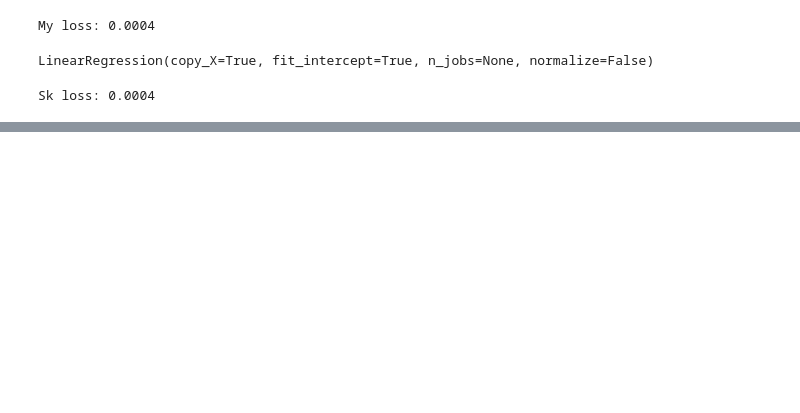
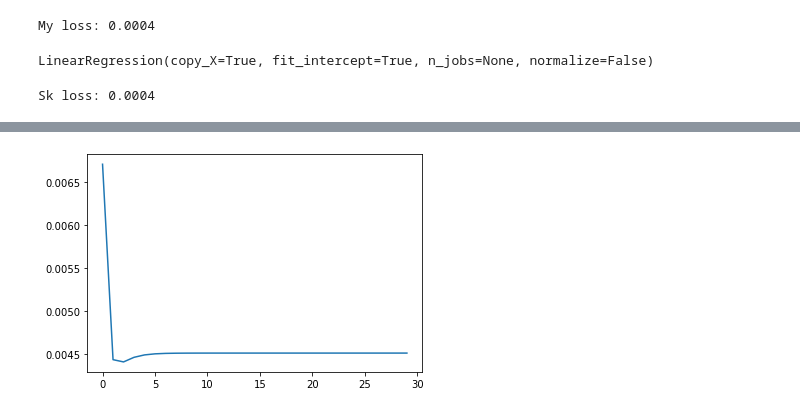
Before and after one commit to aksh-ai/ddl_sjce, a Jupyter notebook: lin_reg.ipynb, the cells around one changed output, grey strips where cells are left out. Saved outputs shown, nothing was run; the diff lists cells and outputs as text; code cells hidden in the pictures; blank space fills up the shorter version.

```diff
--- a/lin_reg.ipynb
+++ b/lin_reg.ipynb
@@ -258,0 +512,32 @@ Sk loss: 0.0004
+# %%
+def grad_mse(y_true, y_pred):
+    return -(2 * (y_true - y_pred))
+# %%
+def train(model, X, y, epochs=30, learning_rate=0.1, batch_size=32, interval=1):
+    num_samples = len(X)
+
+    losses = []
+
+    for i in range(epochs):
+        for offset in range(0, num_samples, batch_size):
+            end = offset + batch_size
+            batch_x, batch_y = X[offset:end], y[offset:end]
+
+            pred = model.forward(batch_x)
+
+            loss = mse(batch_y, pred)
+
+            grad_loss = grad_mse(batch_y, pred)
+
+            back_grad = model.backward(batch_x, grad_loss, learning_rate)
+
+        losses.append(loss)
+
+        if((i==0) or (i==(epochs-1)) or (i%interval==0)):
+            print(f"Epoch {i+1}, Loss: {loss[0]:.4f}")
+
+    return losses
+# %%
+model = Linear(1, 1)
+# %%
+losses = train(model, X_train, y_train, epochs=30, interval=10, batch_size=8)
@@ -258,0 +549,5 @@ Sk loss: 0.0004
+# %%
+plt.plot(losses)
+plt.show()
+# %% [output]
+[figure, added]
```
Also changed, not shown: parts of 37 cells of this notebook.
